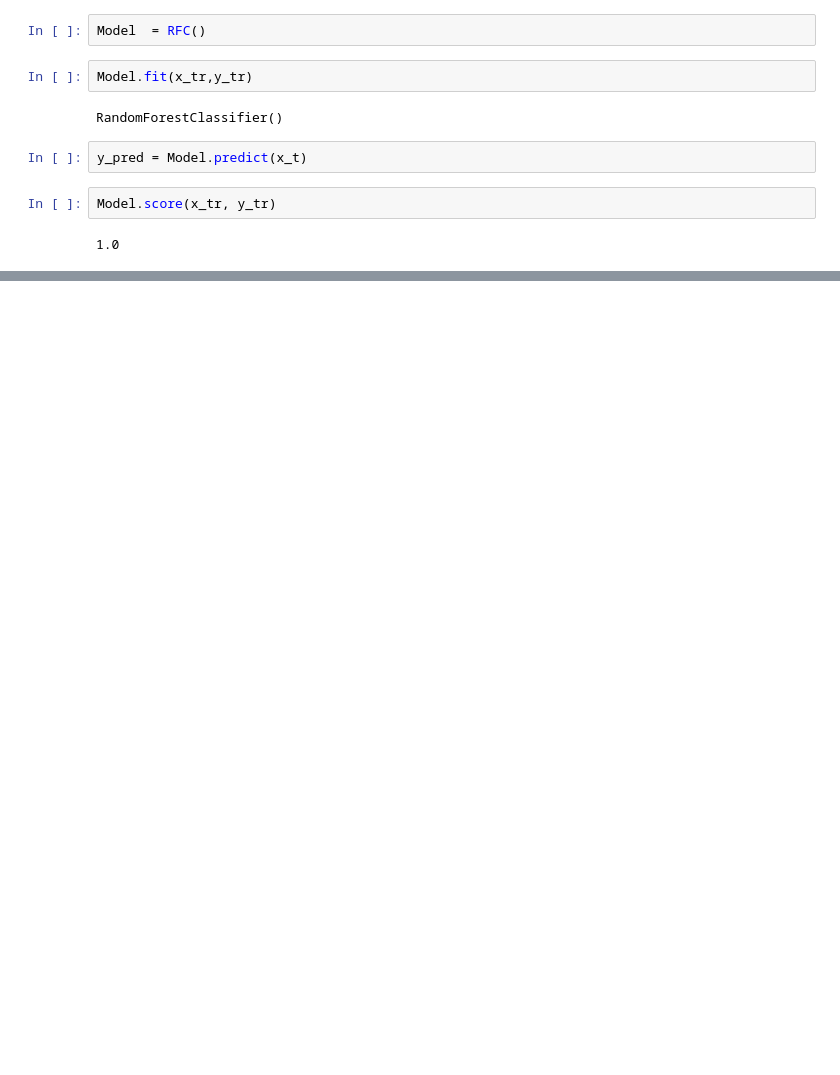
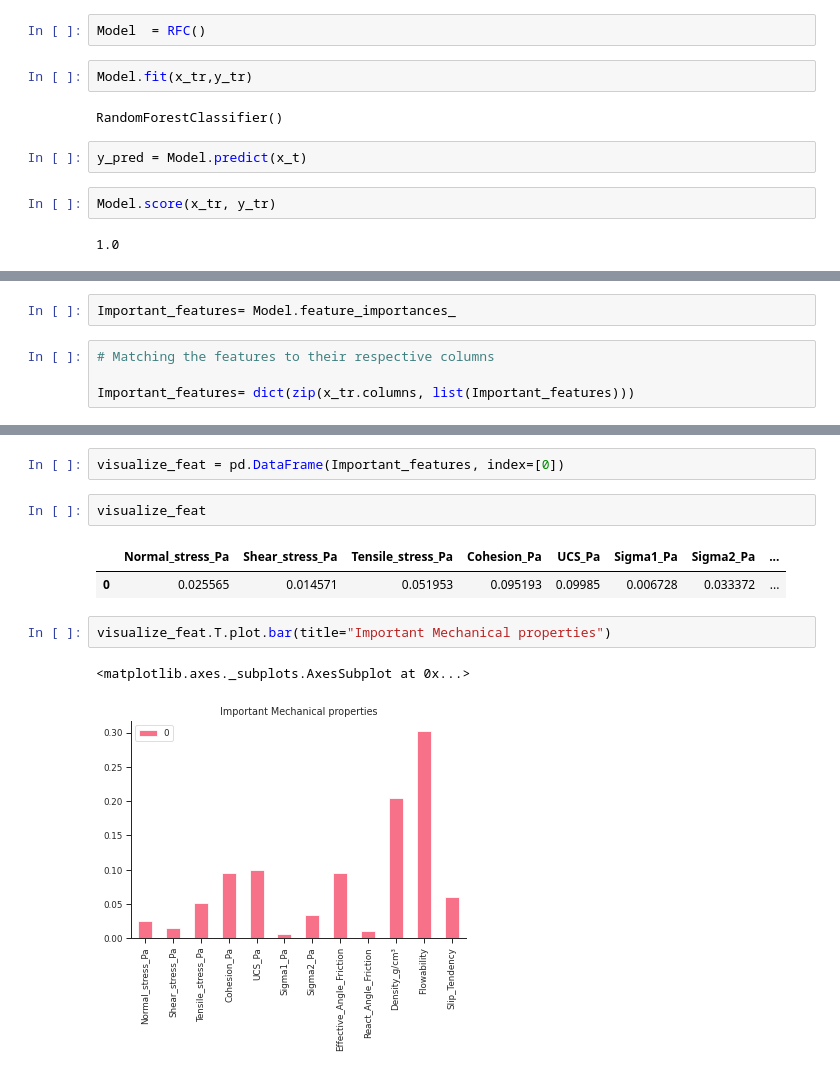
Before and after one commit to Utomi-Tom/Granular_Material_analysis, a Jupyter notebook: Geomaterial_analysis_.ipynb, the cells around one changed output, grey strips where cells are left out. Saved outputs shown, nothing was run; the diff lists cells and outputs as text; blank space fills up the shorter version.

```diff
--- a/Geomaterial_analysis_.ipynb
+++ b/Geomaterial_analysis_.ipynb
@@ -251,0 +246,6 @@ array([0.03210656, 0.0217535 , 0.09103327, 0.07053236, 0.02978565,
+# %%
+Important_features= Model.feature_importances_
+# %%
+# Matching the features to their respective columns
+
+Important_features= dict(zip(x_tr.columns, list(Important_features)))
@@ -251,0 +267,12 @@ array([0.03210656, 0.0217535 , 0.09103327, 0.07053236, 0.02978565,
+# %%
+visualize_feat = pd.DataFrame(Important_features, index=[0])
+# %%
+visualize_feat
+# %% [output]
+|  | Normal_stress_Pa | Shear_stress_Pa | Tensile_stress_Pa | Cohesion_Pa | UCS_Pa | Sigma1_Pa | Sigma2_Pa | ... |
+| 0 | 0.025565 | 0.014571 | 0.051953 | 0.095193 | 0.09985 | 0.006728 | 0.033372 | ... |
+# %%
+visualize_feat.T.plot.bar(title="Important Mechanical properties")
+# %% [output]
+<matplotlib.axes._subplots.AxesSubplot at 0x...>
+[figure, added]
```
Also changed, not shown: parts of 5 cells of this notebook.
